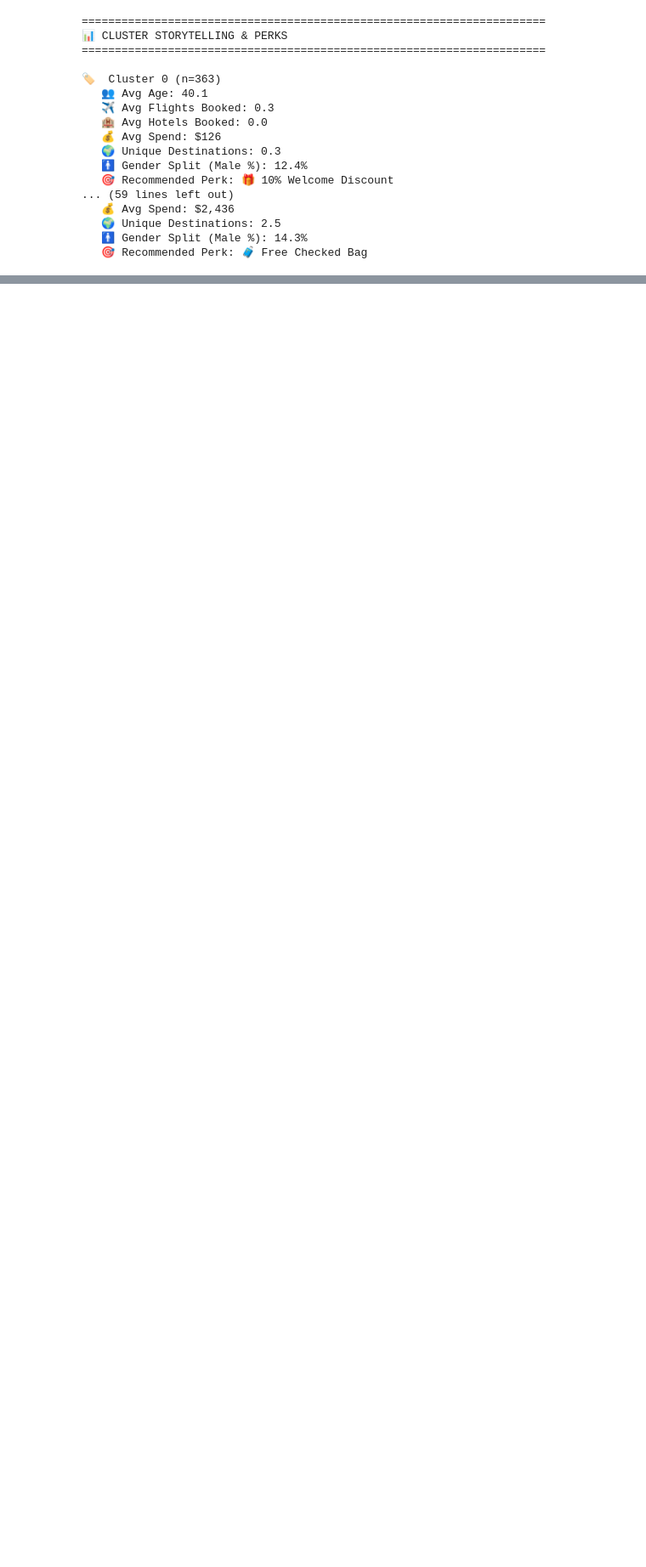
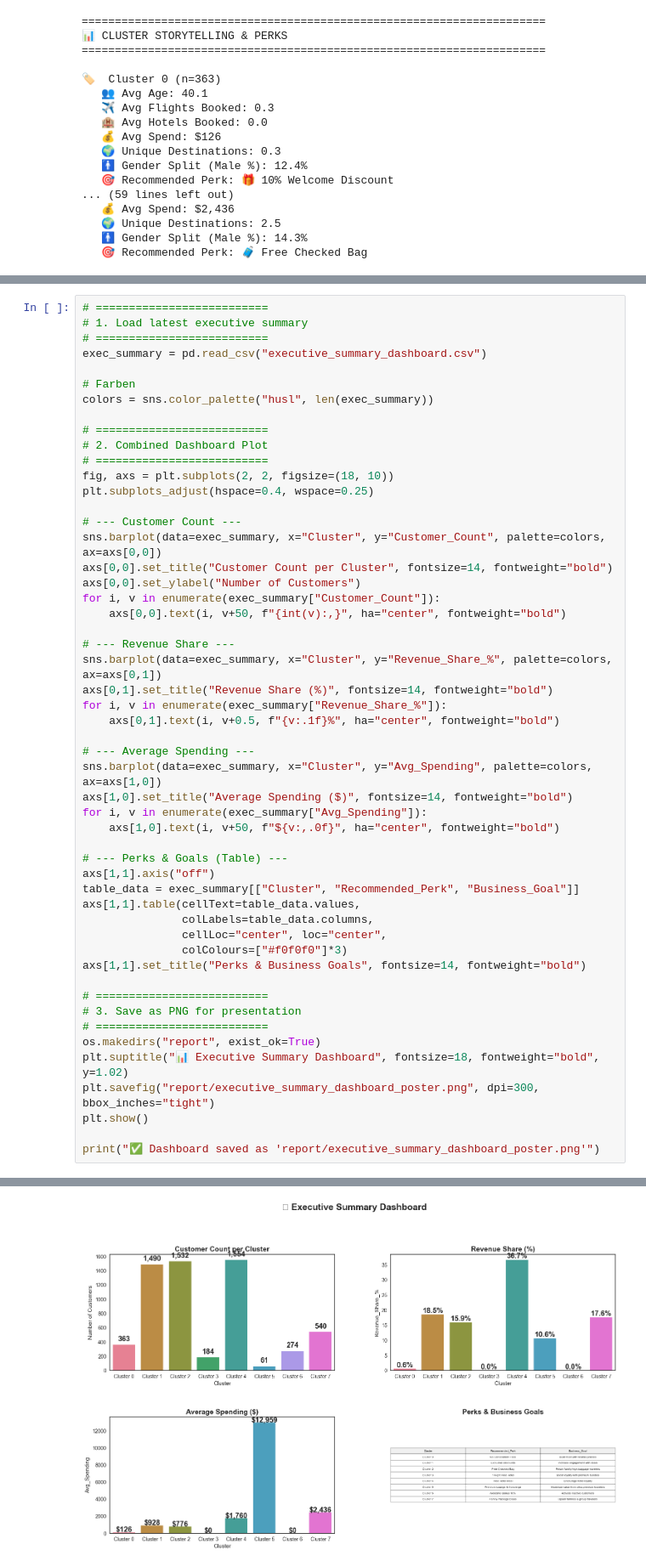
Before and after one commit to 42kiko/traveltide, a Jupyter notebook: notebooks/clustering.ipynb, the cells around one changed output, grey strips where cells are left out. Shown at 85% size. Drawn from its saved outputs; the diff is of its cells as text; blank space fills up the shorter version.

Commit message:
clustering report and starting storytelling

```diff
--- a/notebooks/clustering.ipynb
+++ b/notebooks/clustering.ipynb
@@ -749,0 +830,53 @@ Passing `palette` without assigning `hue` is deprecated and will be removed in v
+# %%
+# ==========================
+# 1. Load latest executive summary
+# ==========================
+exec_summary = pd.read_csv("executive_summary_dashboard.csv")
+
+# Farben
+colors = sns.color_palette("husl", len(exec_summary))
+
+# ==========================
+# 2. Combined Dashboard Plot
+# ==========================
+fig, axs = plt.subplots(2, 2, figsize=(18, 10))
+plt.subplots_adjust(hspace=0.4, wspace=0.25)
+
+# --- Customer Count ---
+sns.barplot(data=exec_summary, x="Cluster", y="Customer_Count", palette=colors, ax=axs[0,0])
+axs[0,0].set_title("Customer Count per Cluster", fontsize=14, fontweight="bold")
+axs[0,0].set_ylabel("Number of Customers")
+for i, v in enumerate(exec_summary["Customer_Count"]):
+    axs[0,0].text(i, v+50, f"{int(v):,}", ha="center", fontweight="bold")
+
+# --- Revenue Share ---
+sns.barplot(data=exec_summary, x="Cluster", y="Revenue_Share_%", palette=colors, ax=axs[0,1])
+axs[0,1].set_title("Revenue Share (%)", fontsize=14, fontweight="bold")
+for i, v in enumerate(exec_summary["Revenue_Share_%"]):
+    axs[0,1].text(i, v+0.5, f"{v:.1f}%", ha="center", fontweight="bold")
+
+# --- Average Spending ---
+sns.barplot(data=exec_summary, x="Cluster", y="Avg_Spending", palette=colors, ax=axs[1,0])
+axs[1,0].set_title("Average Spending ($)", fontsize=14, fontweight="bold")
+for i, v in enumerate(exec_summary["Avg_Spending"]):
+    axs[1,0].text(i, v+50, f"${v:,.0f}", ha="center", fontweight="bold")
+
+# --- Perks & Goals (Table) ---
+axs[1,1].axis("off")
+table_data = exec_summary[["Cluster", "Recommended_Perk", "Business_Goal"]]
+axs[1,1].table(cellText=table_data.values,
+               colLabels=table_data.columns,
+               cellLoc="center", loc="center",
+               colColours=["#f0f0f0"]*3)
+axs[1,1].set_title("Perks & Business Goals", fontsize=14, fontweight="bold")
+
+# ==========================
+# 3. Save as PNG for presentation
+# ==========================
+os.makedirs("report", exist_ok=True)
+plt.suptitle("📊 Executive Summary Dashboard", fontsize=18, fontweight="bold", y=1.02)
+plt.savefig("report/executive_summary_dashboard_poster.png", dpi=300, bbox_inches="tight")
+plt.show()
+
+print("✅ Dashboard saved as 'report/executive_summary_dashboard_poster.png'")
+# %% [output]
@@ -749,0 +894 @@ Passing `palette` without assigning `hue` is deprecated and will be removed in v
+[figure, added]
```
Also changed, not shown: parts of 15 cells of this notebook, 10 other files.
